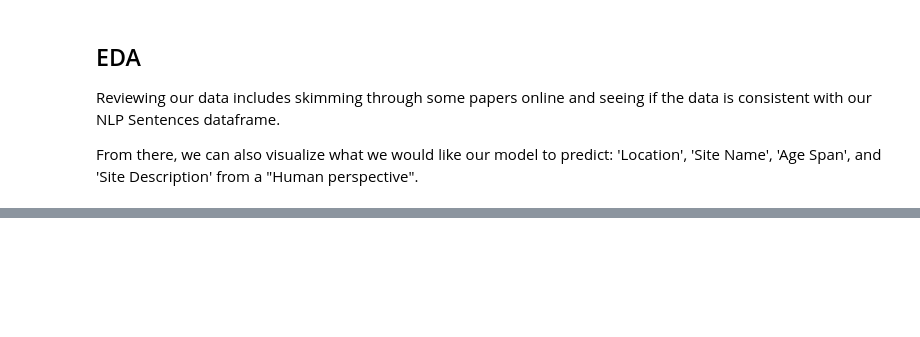
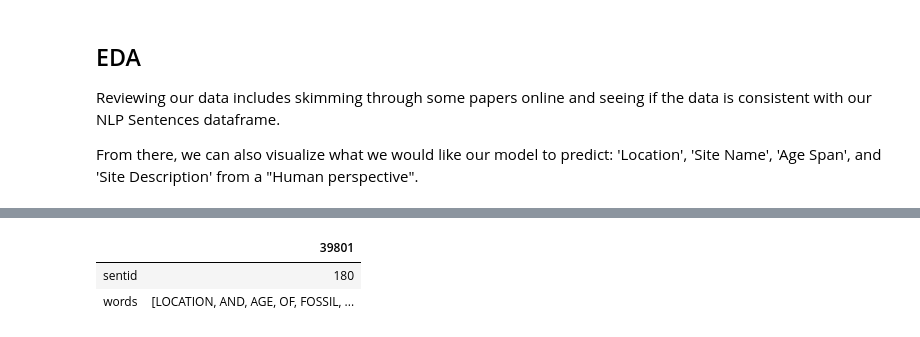
Before and after one commit to throughput-ec/UnacquiredSites, a Jupyter notebook: ML_Record_Mining_JN.ipynb, the cells around one changed output, grey strips where cells are left out. Saved outputs shown, nothing was run; the diff lists cells and outputs as text; code cells hidden in the pictures; blank space fills up the shorter version.

```diff
--- a/ML_Record_Mining_JN.ipynb
+++ b/ML_Record_Mining_JN.ipynb
@@ -236,0 +244,7 @@ Skimmed info:
+# %%
+# Print the exact line where locations are.
+pd.DataFrame(order_article('57928e07cf58f133d1c26609').iloc[179])
+# %% [output]
+|  | 39801 |
+| sentid | 180 |
+| words | [LOCATION, AND, AGE, OF, FOSSIL, ... |
```
Also changed, not shown: parts of 35 cells of this notebook, 2 other files.
